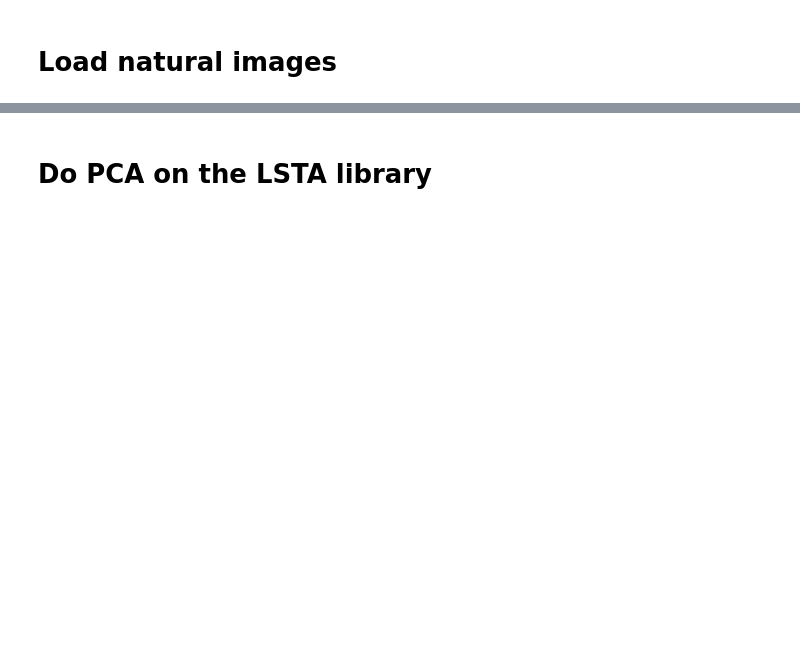
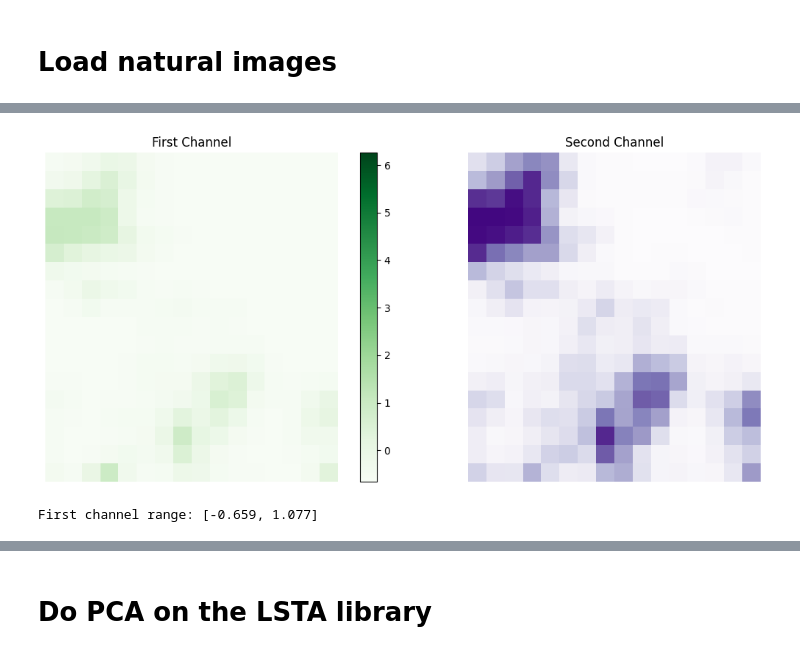
Before and after one commit to open-retina/open-retina, a Jupyter notebook: notebooks/vector_field_analysis_hoefling_2024.ipynb, the cells around one changed output, grey strips where cells are left out. Drawn from its saved outputs; the diff is of its cells as text; code cells hidden in the pictures; blank space fills up the shorter version.

```diff
--- a/notebooks/vector_field_analysis_hoefling_2024.ipynb
+++ b/notebooks/vector_field_analysis_hoefling_2024.ipynb
@@ -15,6 +15,6 @@ from openretina.utils.file_utils import get_local_file_path
 # %%
 device = torch.device('cuda' if torch.cuda.is_available() else 'cpu')
 model = load_core_readout_from_remote(
-    "hoefling_2024_base_high_res", device="cuda" if torch.cuda.is_available() else "cpu"
+    "hoefling_2024_base_low_res", device="cuda" if torch.cuda.is_available() else "cpu"
 )
 model
@@ -50,23 +82,26 @@ movies, n_empty_frames = prepare_movies_dataset(model, session_id,
 # %%
 # Display the last frame of an example movie with both channels side by side
 example_idx = 135  # First movie as example
-last_frame = movies[example_idx, :, -16]  # Shape: (2, 72, 64)
+last_frame = movies[example_idx, :, -1] # movies[example_idx, :, -1]  # Shape: (2, 72, 64)
 
 fig, axes = plt.subplots(1, 2, figsize=(12, 5))
 
 # First channel (channel 0)
 im1 = axes[0].imshow(last_frame[0], cmap='Greens', vmin=movies[:, 0].min(), vmax=movies[:, 0].max())
 axes[0].set_title('First Channel')
 plt.colorbar(im1, ax=axes[0])
 axes[0].axis('off')
 # Optional : Second channel (channel 1)
 im2 = axes[1].imshow(last_frame[1], cmap='Purples', vmin=movies[:, 1].min(), vmax=movies[:, 1].max())
 axes[1].set_title('Second Channel')
 # plt.colorbar(im2, ax=axes[1])
 axes[1].axis('off')
 plt.tight_layout()
 plt.show()
 
 print(f"First channel range: [{last_frame[0].min():.3f}, {last_frame[0].max():.3f}]")
 # print(f"Second channel range: [{last_frame[1].min():.3f}, {last_frame[1].max():.3f}]")
+# %% [output]
+[figure, added]
+First channel range: [-0.659, 1.077]
 # %%
```
Also changed, not shown: parts of 15 cells of this notebook, 2 other files.
